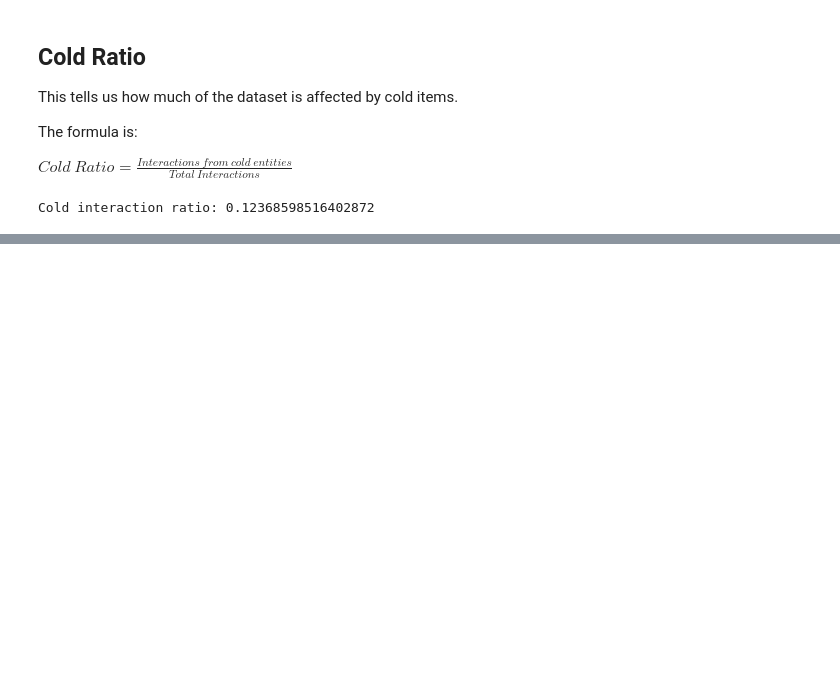
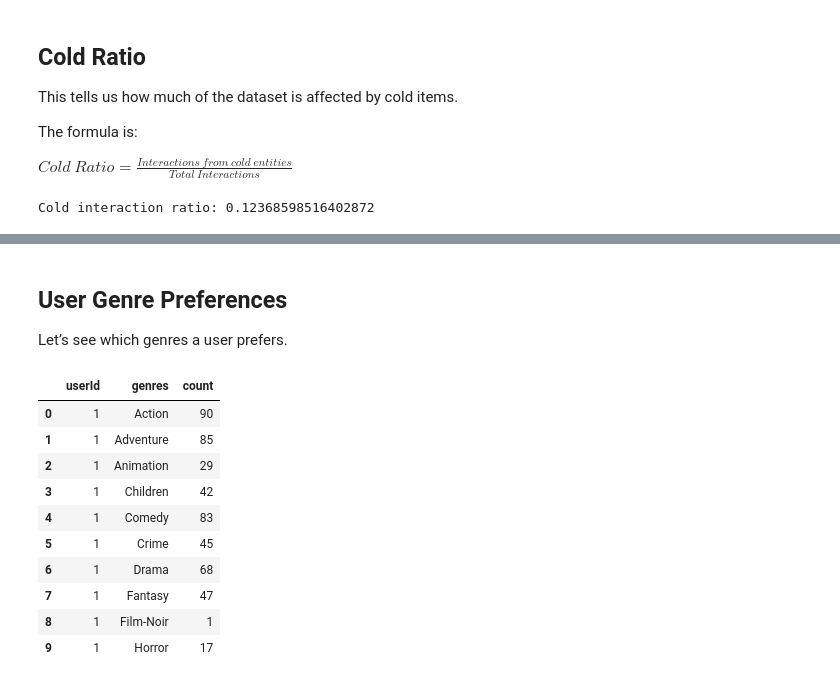
Before and after one commit to bhaskrr/next-gen-recommenders, a Jupyter notebook: notebooks/01_eda.ipynb, the cells around one changed output, grey strips where cells are left out. Drawn from its saved outputs; the diff is of its cells as text; code cells hidden in the pictures; blank space fills up the shorter version.

```diff
--- a/notebooks/01_eda.ipynb
+++ b/notebooks/01_eda.ipynb
@@ -546,0 +618,24 @@ Cold interaction ratio: 0.12368598516402872
+# %% [markdown]
+## User Genre Preferences
+
+Let’s see which genres a user prefers.
+# %%
+user_genre_pref = (
+    ratings_with_genres.groupby(["userId", "genres"])
+    .size()
+    .reset_index(name="count")
+)
+
+user_genre_pref.head(10)
+# %% [output]
+|  | userId | genres | count |
+| 0 | 1 | Action | 90 |
+| 1 | 1 | Adventure | 85 |
+| 2 | 1 | Animation | 29 |
+| 3 | 1 | Children | 42 |
+| 4 | 1 | Comedy | 83 |
+| 5 | 1 | Crime | 45 |
+| 6 | 1 | Drama | 68 |
+| 7 | 1 | Fantasy | 47 |
+| 8 | 1 | Film-Noir | 1 |
+| 9 | 1 | Horror | 17 |
```
Also changed, not shown: parts of 9 cells of this notebook.
